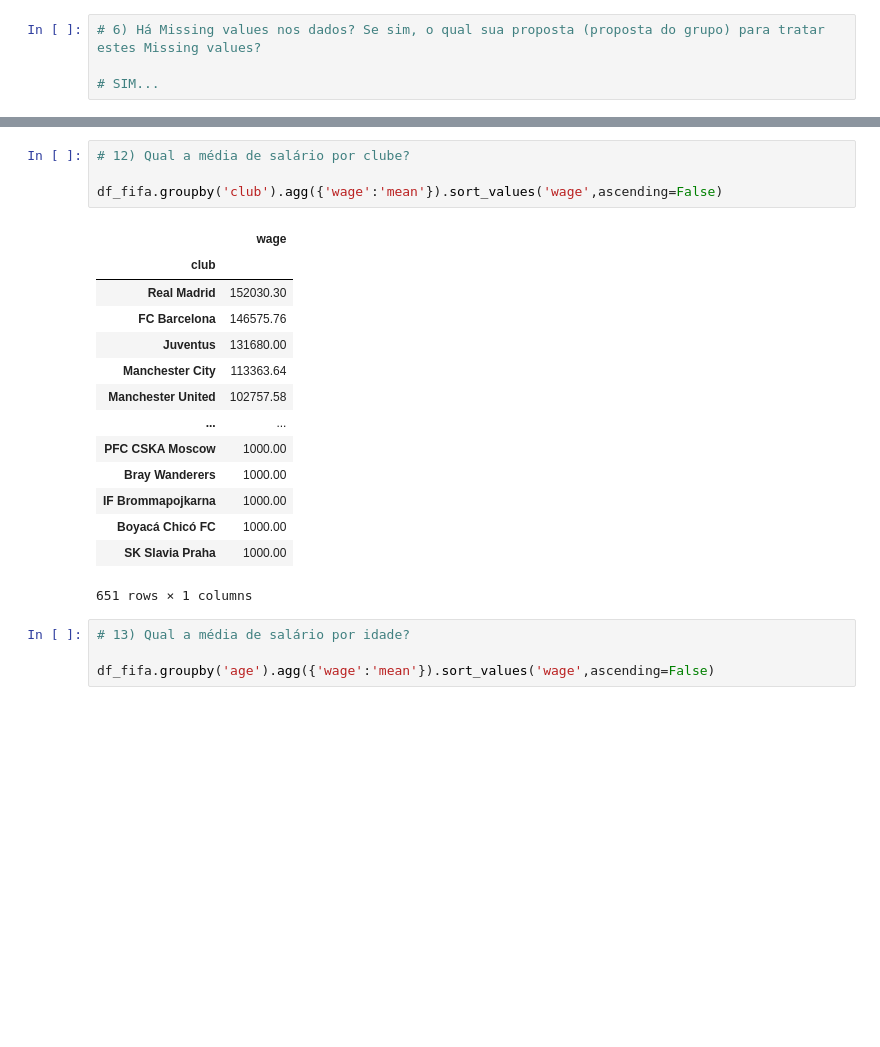
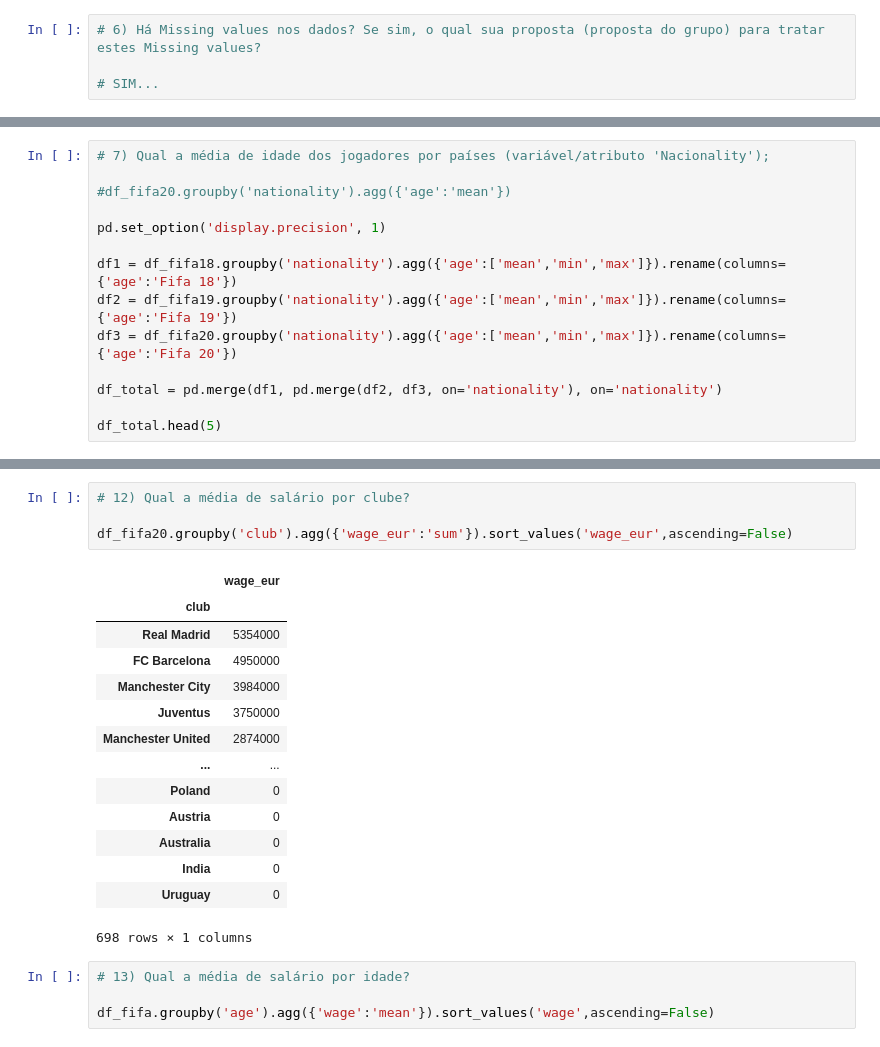
Before and after one commit to rafaelhamer/DSWP, a Jupyter notebook: Fifa_Comparativo.ipynb, the cells around one changed output, grey strips where cells are left out. Saved outputs shown, nothing was run; the diff lists cells and outputs as text; blank space fills up the shorter version.

```diff
--- a/Fifa_Comparativo.ipynb
+++ b/Fifa_Comparativo.ipynb
@@ -136,0 +138,14 @@ nat_total[0:2].plot()
+# %%
+# 7) Qual a média de idade dos jogadores por países (variável/atributo 'Nacionality');
+
+#df_fifa20.groupby('nationality').agg({'age':'mean'})
+
+pd.set_option('display.precision', 1)
+
+df1 = df_fifa18.groupby('nationality').agg({'age':['mean','min','max']}).rename(columns={'age':'Fifa 18'})
+df2 = df_fifa19.groupby('nationality').agg({'age':['mean','min','max']}).rename(columns={'age':'Fifa 19'})
+df3 = df_fifa20.groupby('nationality').agg({'age':['mean','min','max']}).rename(columns={'age':'Fifa 20'})
+
+df_total = pd.merge(df1, pd.merge(df2, df3, on='nationality'), on='nationality')
+
+df_total.head(5)
@@ -229,22 +224,22 @@ df_fifa.groupby('nationality').agg({'wage':'mean'}).sort_values('wage',ascending
 # %%
 # 12) Qual a média de salário por clube?
 
-df_fifa.groupby('club').agg({'wage':'mean'}).sort_values('wage',ascending=False)
+df_fifa20.groupby('club').agg({'wage_eur':'sum'}).sort_values('wage_eur',ascending=False)
 # %% [output]
-|  | wage |
+|  | wage_eur |
 | club |  |
-| Real Madrid | 152030.30 |
-| FC Barcelona | 146575.76 |
-| Juventus | 131680.00 |
-| Manchester City | 113363.64 |
-| Manchester United | 102757.58 |
+| Real Madrid | 5354000 |
+| FC Barcelona | 4950000 |
+| Manchester City | 3984000 |
+| Juventus | 3750000 |
+| Manchester United | 2874000 |
 | ... | ... |
-| PFC CSKA Moscow | 1000.00 |
-| Bray Wanderers | 1000.00 |
-| IF Brommapojkarna | 1000.00 |
-| Boyacá Chicó FC | 1000.00 |
-| SK Slavia Praha | 1000.00 |
+| Poland | 0 |
+| Austria | 0 |
+| Australia | 0 |
+| India | 0 |
+| Uruguay | 0 |
-651 rows × 1 columns
+698 rows × 1 columns
 # %%
 # 13) Qual a média de salário por idade?
 
```
Also changed, not shown: parts of 14 cells of this notebook.
